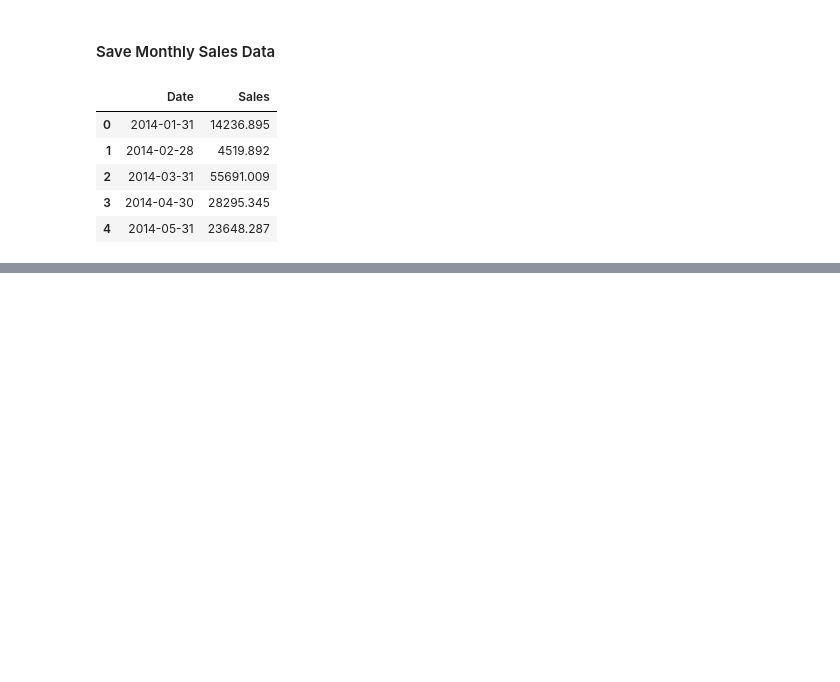
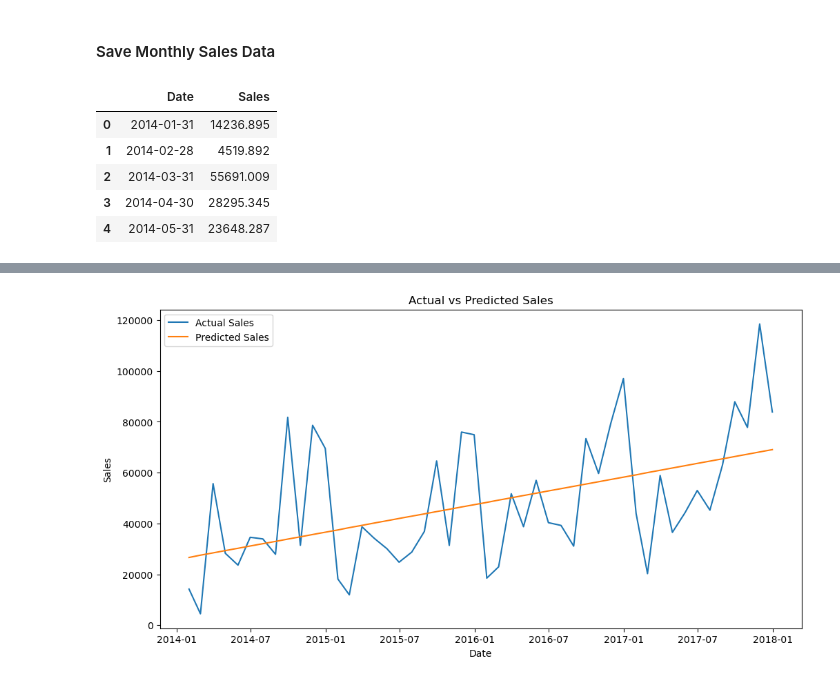
Before and after one commit to Rutu-2805/Predictive-Analytics-Project, a Jupyter notebook: Notebook/Predictive-analytics.ipynb, the cells around one changed output, grey strips where cells are left out. Drawn from its saved outputs; the diff is of its cells as text; code cells hidden in the pictures; blank space fills up the shorter version.

Commit message:
Build Prediction Model

```diff
--- a/Notebook/Predictive-analytics.ipynb
+++ b/Notebook/Predictive-analytics.ipynb
@@ -395,0 +438,2 @@ monthly_forecast_data.to_csv(
+# %%
+y = df['Sales']             # output
@@ -395,0 +456,4 @@ monthly_forecast_data.to_csv(
+# %%
+model = LinearRegression()   # to initialize a "Linear Regression" object and stores it inside a variable named model
+# %%
+model.fit(x,y)
@@ -395,0 +462,2 @@ monthly_forecast_data.to_csv(
+# %%
+df['Predicted_Sales'] = model.predict(x)
@@ -395,0 +473,24 @@ monthly_forecast_data.to_csv(
+# %%
+plt.figure(figsize=(12,6))
+
+plt.plot(
+    df['Date'],
+    df['Sales'],
+    label='Actual Sales'
+)
+
+plt.plot(
+    df['Date'],
+    df['Predicted_Sales'],
+    label='Predicted Sales'
+)
+
+plt.title("Actual vs Predicted Sales")
+plt.xlabel("Date")
+plt.ylabel("Sales")
+
+plt.legend()
+
+plt.show()
+# %% [output]
+[figure, added]
```
Also changed, not shown: parts of 29 cells of this notebook, 1 other file.
